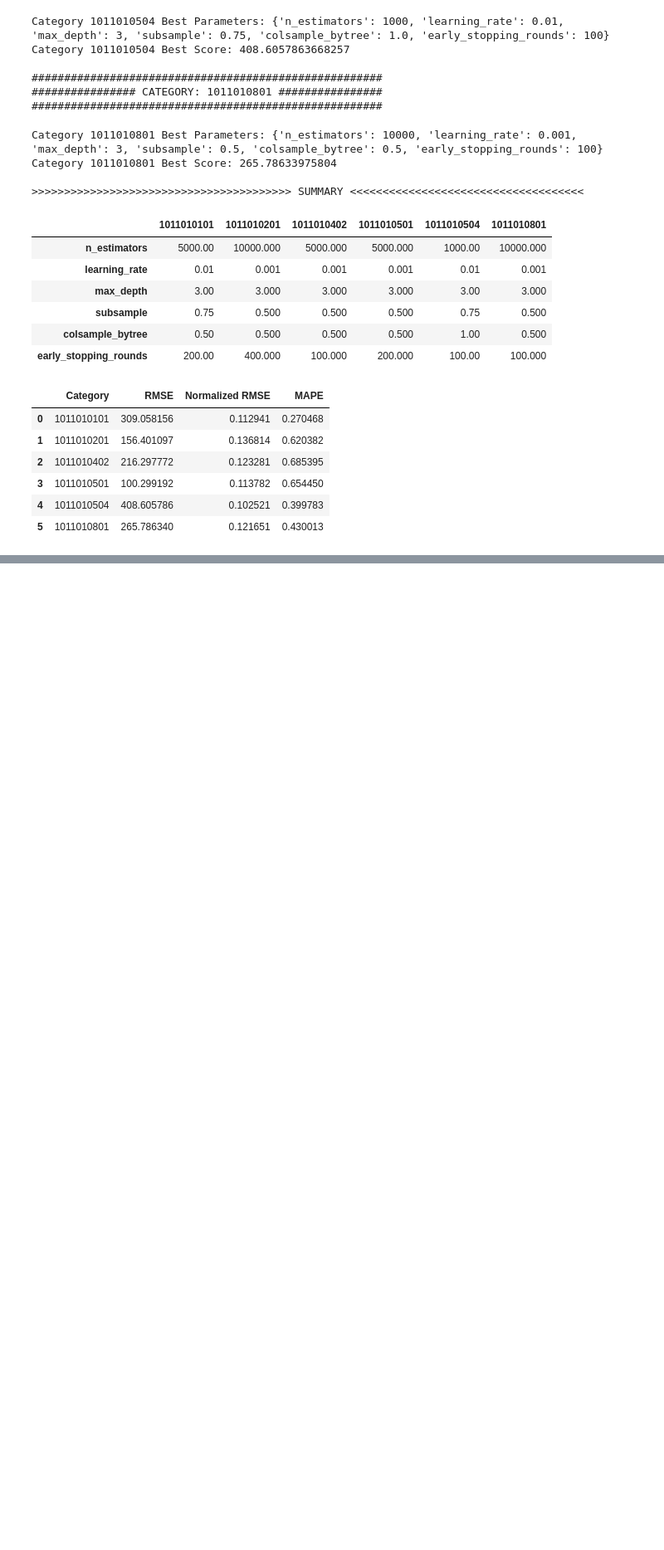
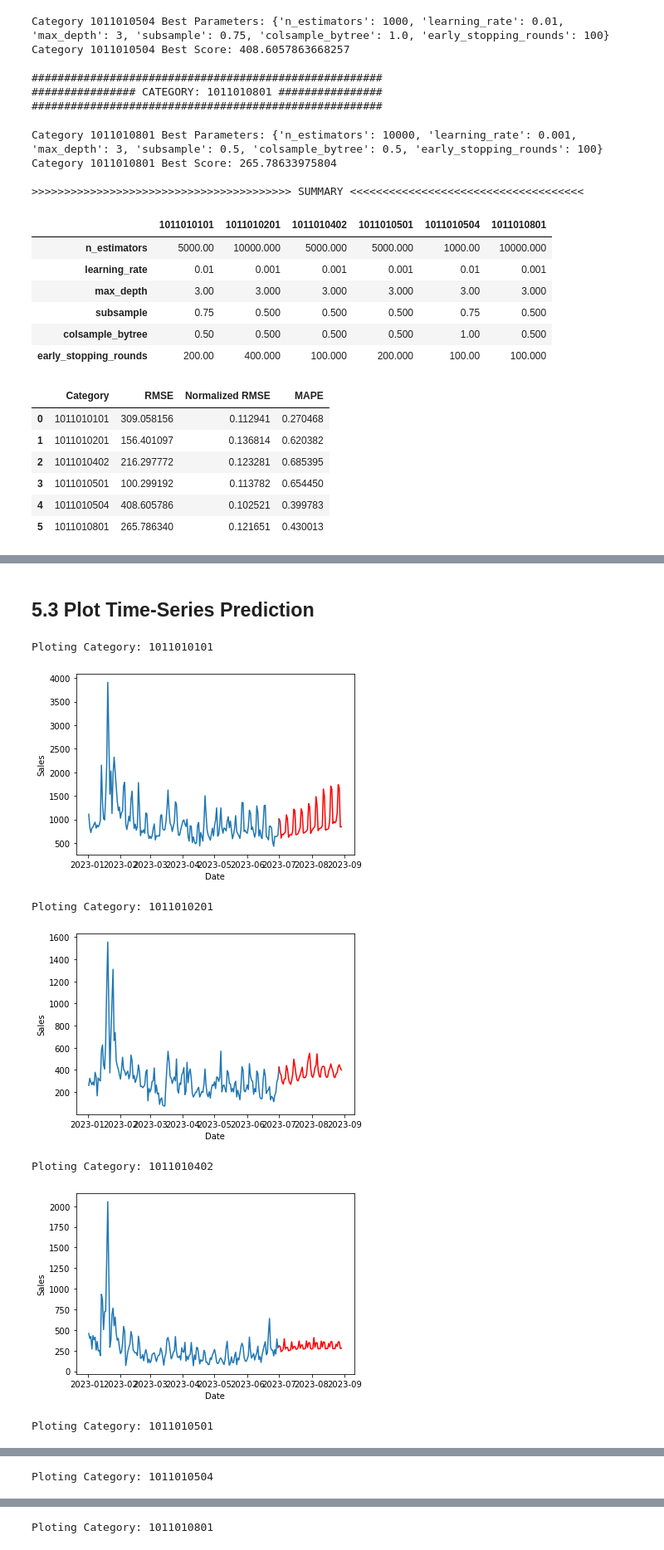
Before and after one commit to prattapong/Data-Science-Portfolio, a Jupyter notebook: Projects/Supermaket Sales Data/code/1.4 Parameter Tuning with GridSearchCV.ipynb, the cells around one changed output, grey strips where cells are left out. Shown at 83% size. Drawn from its saved outputs; the diff is of its cells as text; code cells hidden in the pictures; blank space fills up the shorter version.

```diff
--- a/Projects/Supermaket Sales Data/code/1.4 Parameter Tuning with GridSearchCV.ipynb
+++ b/Projects/Supermaket Sales Data/code/1.4 Parameter Tuning with GridSearchCV.ipynb
@@ -432,0 +496,14 @@ display(pd.DataFrame(category_best_score))
+# %%
+def create_future_date_dataframe(df: pd.DataFrame,
+                                 date_column: str,
+                                 days: int = 60):
+    try:
+        start = dt.strptime(df[date_column].max(), '%Y-%m-%d').date() + timedelta(days = 1)
+    except:
+        start = df[date_column].max().date() + timedelta(days = 1)
+    end = start + timedelta(days = days - 1)
+    date_generated = [start + timedelta(days = x) for x in range(0, (end - start).days + 1)]
+    df_date_future = pd.DataFrame(date_generated, columns = [date_column])
+    return df_date_future
+
+days_to_predict = 90
@@ -432,0 +643,43 @@ display(pd.DataFrame(category_best_score))
+# %%
+days_to_predict = 60
+df_all = predict_future_sales(df = df_agg,
+                              category_list = categories,
+                              category_params = category_best_params,
+                              days_to_predict = days_to_predict)
+# %% [markdown]
+## 5.3 Plot Time-Series Prediction
+# %%
+df_plot = df_all.copy()
+df_plot['Date'] = pd.to_datetime(df_plot[['Year', 'Month', 'Day']])
+for category in categories:
+    latest_historical = df_agg[df_agg['Category Code'] == category]['Date'].max()
+    latest_historical = dt.strptime(latest_historical, '%Y-%m-%d').date()
+
+    print(f'Ploting Category: {category}')
+    sns.lineplot(x = 'Date',
+                 y = 'Sales',
+                 data = df_plot[(df_plot['Category Code'] == category) & (df_plot['Date'].dt.date <= latest_historical + timedelta(days = 1)) & (df_plot['Date'].dt.date > latest_historical - timedelta(days = days_to_predict * 3))],)
+    sns.lineplot(x = 'Date',
+                 y = 'Sales',
+                 data = df_plot[(df_plot['Category Code'] == category) & (df_plot['Date'].dt.date > latest_historical)],
+                 color = 'red',
+                 dashes = True)
+    plt.show()
+
+sns.lineplot(x = 'Date',
+            y = 'Sales',
+            data = df_plot[(df_plot['Date'].dt.date <= latest_historical + timedelta(days = 1)) & (df_plot['Date'].dt.date > latest_historical - timedelta(days = days_to_predict * 3))].groupby('Date', as_index = False)[['Sales']].sum())
+sns.lineplot(x = 'Date',
+            y = 'Sales',
+            data = df_plot[(df_plot['Date'].dt.date > latest_historical)].groupby('Date', as_index = False)[['Sales']].sum(),
+            color = 'red',
+            dashes = True)
+plt.show()
+# %% [output]
+Ploting Category: 1011010101
+[figure, added]
+Ploting Category: 1011010201
+[figure, added]
+Ploting Category: 1011010402
+[figure, added]
+Ploting Category: 1011010501
@@ -432,0 +687 @@ display(pd.DataFrame(category_best_score))
+Ploting Category: 1011010504
@@ -432,0 +689 @@ display(pd.DataFrame(category_best_score))
+Ploting Category: 1011010801
```
Also changed, not shown: parts of 13 cells of this notebook, 1 other file.
